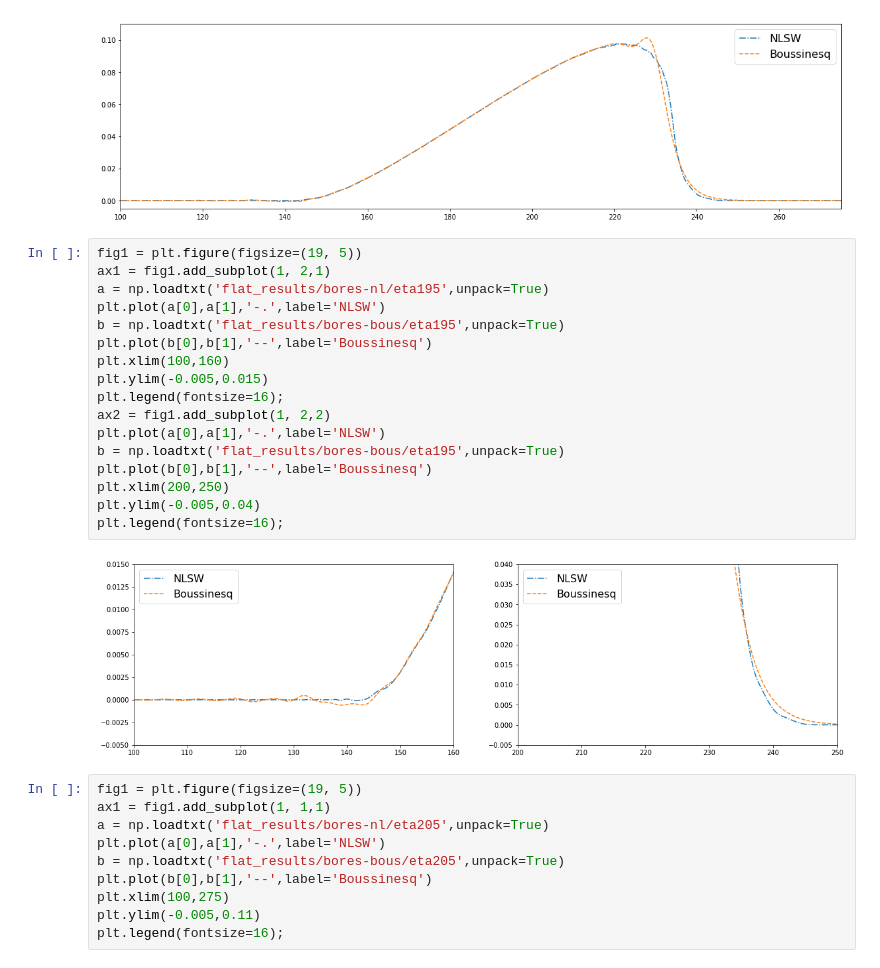
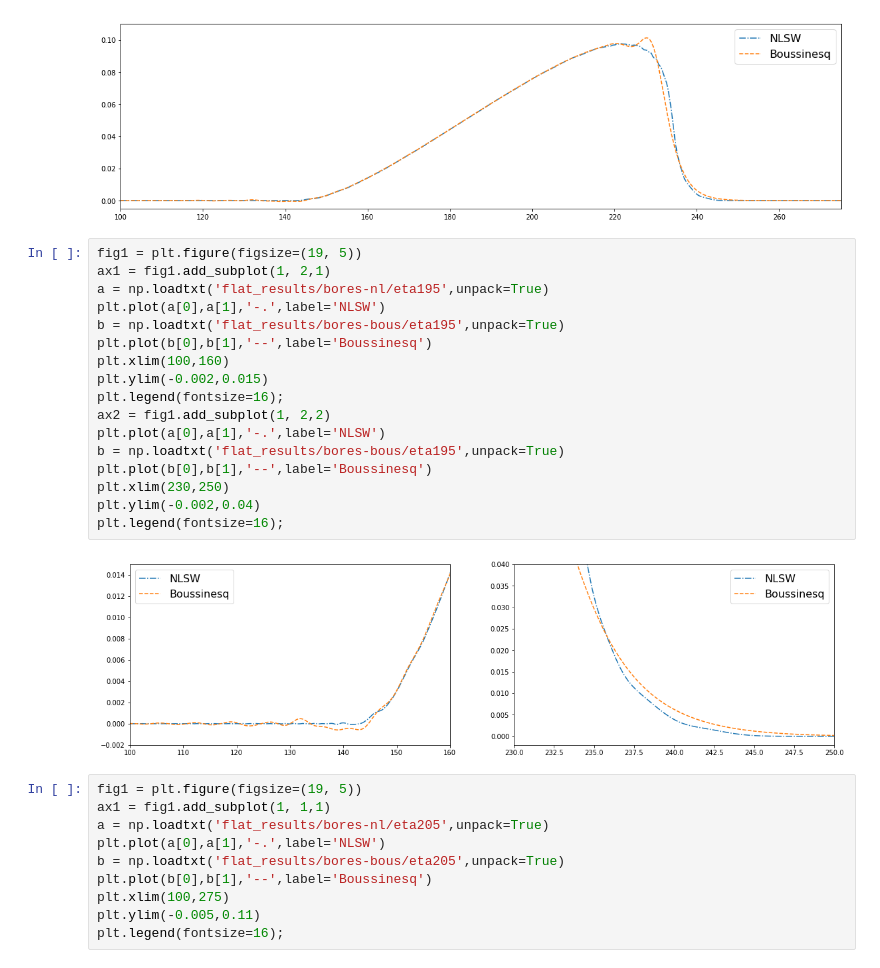
Before and after one commit to Reyna-RT/MEK9320, a Jupyter notebook: Second Assignment results.ipynb, the cells around one changed output. Drawn from its saved outputs; the diff is of its cells as text.

Commit message:
new changes in plot 5a

```diff
--- a/Second Assignment results.ipynb
+++ b/Second Assignment results.ipynb
@@ -915,22 +915,22 @@ plt.legend(fontsize=16);
 # %%
 fig1 = plt.figure(figsize=(19, 5))
 ax1 = fig1.add_subplot(1, 2,1)
 a = np.loadtxt('flat_results/bores-nl/eta195',unpack=True)
 plt.plot(a[0],a[1],'-.',label='NLSW')
 b = np.loadtxt('flat_results/bores-bous/eta195',unpack=True)
 plt.plot(b[0],b[1],'--',label='Boussinesq')
 plt.xlim(100,160)
-plt.ylim(-0.005,0.015)
+plt.ylim(-0.002,0.015)
 plt.legend(fontsize=16);
 ax2 = fig1.add_subplot(1, 2,2)
 plt.plot(a[0],a[1],'-.',label='NLSW')
 b = np.loadtxt('flat_results/bores-bous/eta195',unpack=True)
 plt.plot(b[0],b[1],'--',label='Boussinesq')
-plt.xlim(200,250)
-plt.ylim(-0.005,0.04)
+plt.xlim(230,250)
+plt.ylim(-0.002,0.04)
 plt.legend(fontsize=16);
 # %% [output]
-[figure, old version]
+[figure, new version]
 # %%
 fig1 = plt.figure(figsize=(19, 5))
 ax1 = fig1.add_subplot(1, 1,1)
```
Also changed, not shown: parts of 1 cell of this notebook.
